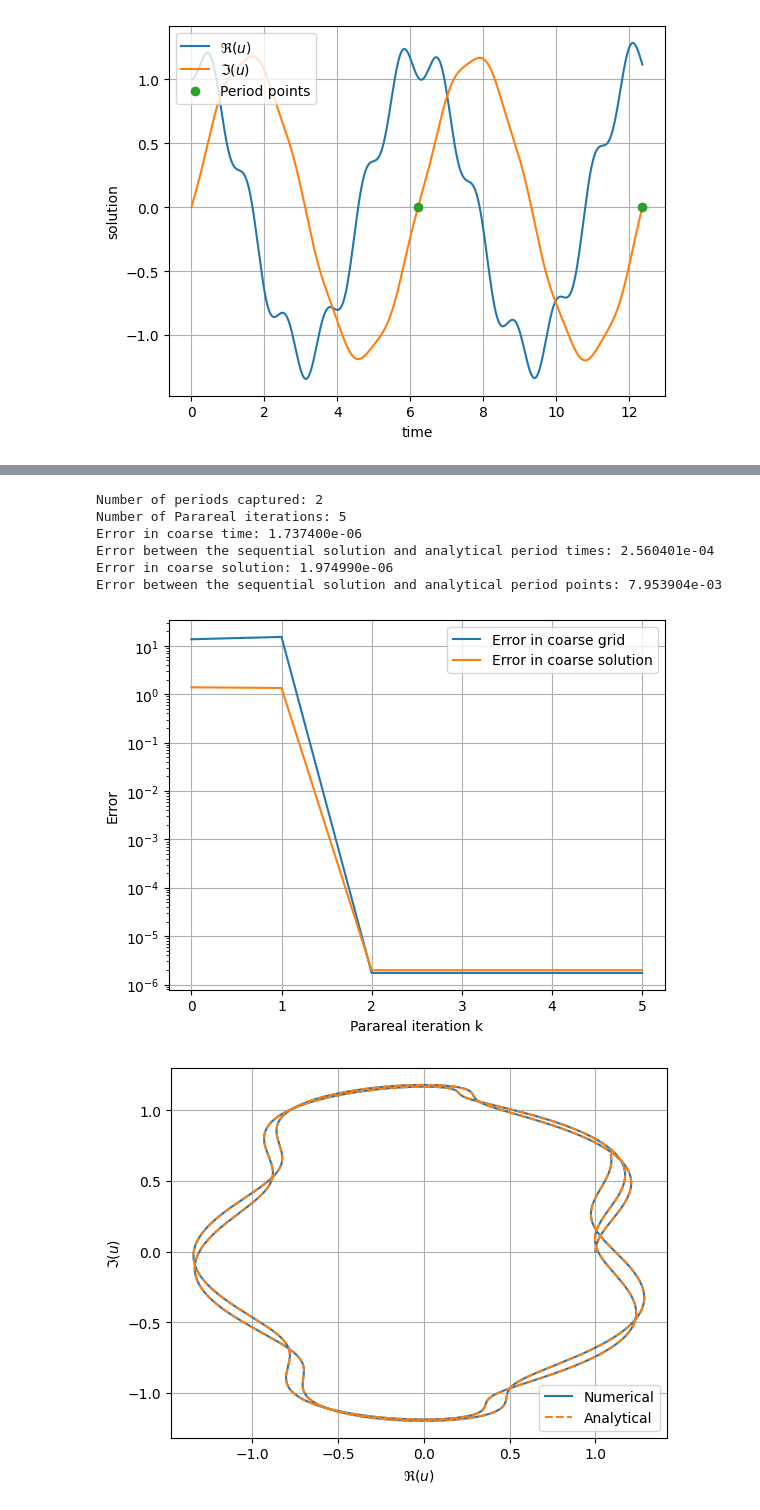
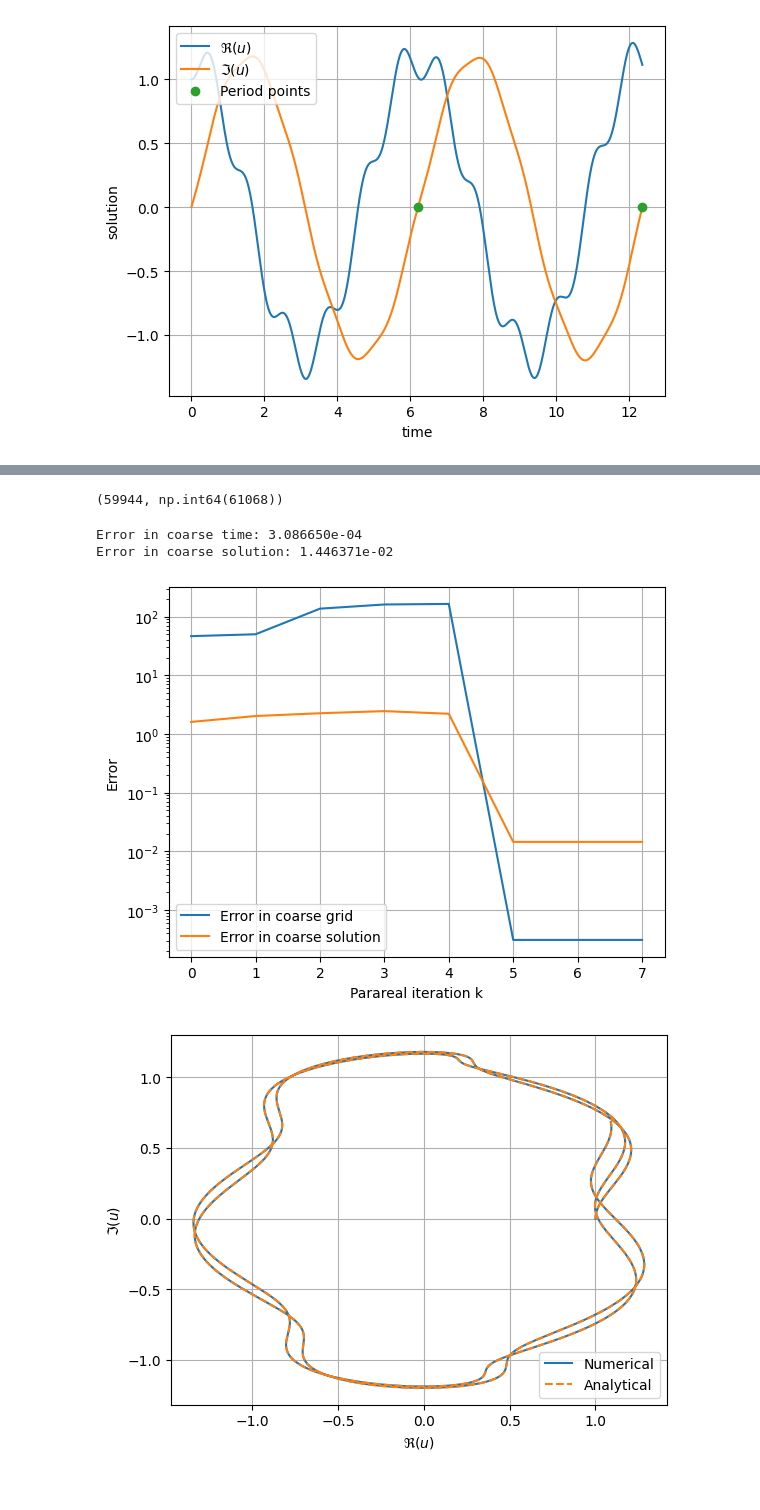
Before and after one commit to github-mathe/PinT-LIB, a Jupyter notebook: scripts/notebooks/dahlquist.ipynb, the cells around one changed output, grey strips where cells are left out. Drawn from its saved outputs; the diff is of its cells as text; code cells hidden in the pictures.

Commit message:
fixed minor errors...

```diff
--- a/scripts/notebooks/dahlquist.ipynb
+++ b/scripts/notebooks/dahlquist.ipynb
@@ -358,7 +393,7 @@ def analytical_n_vec(u0, t0, N, dt):
 # %%
-dt = 0.0001
+dt = 0.01
 N = 2
-t, uTh, tP, uP = analytical_n_vec(u0, 0, N, dt)
+t, uTh, tP, uP = analytical_all(u0, t0, dt, N)
 print(f"Number of periods captured: {N}")
 plt.plot(uTh.real, uTh.imag, label="Analytical")
 plt.plot(uP.real, uP.imag, "o", label=f"Period point")
@@ -442,7 +468,7 @@ def timeStepperAll(u0,t0,N,dt,pStart):
 # %%
-nSteps = 100
-T, uNum, TP, UP = timeStepperAll(u0, 0, N, 1/nSteps, 1)
-print(f"Number of periods captured: {N}")
+dt = 0.01
+T, uNum, TP, UP, steps = timeStepperAll(u0, t0, dt, 1, N)
+print(f"Number of steps: {steps}")
 plt.plot(uNum.real, uNum.imag, label="Numerical")
 plt.plot(uTh.real, uTh.imag, "--", label="Analytical")
 plt.plot(UP.real, UP.imag, 'o', label="Points")
@@ -453,11 +479,11 @@ Number of periods captured: 2
 # %%
-N = 2
-dtVals =  1./(10**np.arange(1,6))
+dtVals =  1./(10**np.arange(1,5))
 errors = np.zeros_like(dtVals)
 errors_times = np.zeros_like(dtVals)
+pStart = 1
 for i, dt in enumerate(dtVals):
-    tTh, uTh,tpTh,upTh = analytical_n_vec(u0, 0, N, dt)
-    tNum, uNum,tpNum,upNum = timeStepperAll(u0, 0, N, dt,1)
+    tTh, uTh,tpTh,upTh = analytical_all(u0, t0, dt, N)
+    tNum, uNum,tpNum,upNum, steps = timeStepperAll(u0, t0, dt, pStart, N)
     min_len = min(len(uTh), len(uNum))
     uNum = uNum[:min_len]
     uTh = uTh[:min_len]
@@ -536,39 +559,34 @@ for k in range(K):  # Parareal iterations
 # %%
-t_ex, U_exact, tP_ex, uP_ex= timeStepperAll(u0, 0, N, dtF*dtG,1)
+t_ex, U_exact, tP_ex, uP_ex, steps_num = timeStepperAll(u0, t0, dtF/N,pStart, N)
+steps_num, sum(steps_para[-1,:])
+# %% [output]
+(59944, np.int64(61068))
 # %%
 errors_para_TT = []
 errors_para_U = []
 for k in range(K+1):
     #errors_para_tP.append(np.linalg.norm(TT_p[k]-np.array(tP_ex),ord=np.inf))
     #errors_para_uP.append(np.linalg.norm(U_p[k]-np.array(uP_ex),ord=np.inf))
-    errors_para_U.append(np.linalg.norm(U[k,1:]-np.array(uP_ex),ord=np.inf))
-    errors_para_TT.append(np.linalg.norm(TT[k,1:]-np.array(tP_ex),ord=np.inf))
+    errors_para_U.append(np.linalg.norm(U[k,1:]-uP_ex,ord=np.inf))
+    errors_para_TT.append(np.linalg.norm(TT[k,1:]-tP_ex,ord=np.inf))
 plt.semilogy(range(K+1), errors_para_TT)
 plt.semilogy(range(K+1), errors_para_U)
 plt.xticks(range(K+1))
 plt.xlabel("Parareal iteration k"), plt.ylabel("Error"), plt.grid();
 plt.legend(["Error in coarse grid", "Error in coarse solution"])
-tTh, uTh,tpTh,upTh = analytical_n_vec(u0, 0, N, dtF*dtG)
-min_len = min(len(uTh), len(U_exact))
-U_exact = U_exact[:min_len]
-uTh = uTh[:min_len]
-error_seq = np.linalg.norm(uTh-U_exact, ord=np.inf)
-error_seq_tP = np.linalg.norm(tpTh-tP_ex, ord=np.inf)
+# tTh, uTh,tpTh,upTh = analytical_all(u0, t0, dtF/N, N)
+# min_len = min(len(uTh), len(U_exact))
+# U_exact = U_exact[:min_len]
+# uTh = uTh[:min_len]
+# error_seq = np.linalg.norm(uTh-U_exact, ord=np.inf)
+# error_seq_tP = np.linalg.norm(tpTh-tP_ex, ord=np.inf)
 
-print(f"Number of periods captured: {N}")
-print(f"Number of Parareal iterations: {K}")
 print(f"Error in coarse time: {errors_para_TT[K]:.6e}")
-print(f"Error between the sequential solution and analytical period times: {error_seq_tP:.6e}")
 print(f"Error in coarse solution: {errors_para_U[K]:.6e}")
-print(f"Error between the sequential solution and analytical period points: {error_seq:.6e}")
 # %% [output]
-Number of periods captured: 2
-Number of Parareal iterations: 5
-Error in coarse time: 1.737400e-06
-Error between the sequential solution and analytical period times: 2.560401e-04
-Error in coarse solution: 1.974990e-06
-Error between the sequential solution and analytical period points: 7.953904e-03
+Error in coarse time: 3.086650e-04
+Error in coarse solution: 1.446371e-02
-[figure, old version]
+[figure, new version]
 # %%
 def analyticalDahlquist(u0, t0, t1, dt, pStart):
     tt = np.linspace(t0, t1, int((t1-t0)/dt)+1)
```
Also changed, not shown: parts of 19 cells of this notebook.
